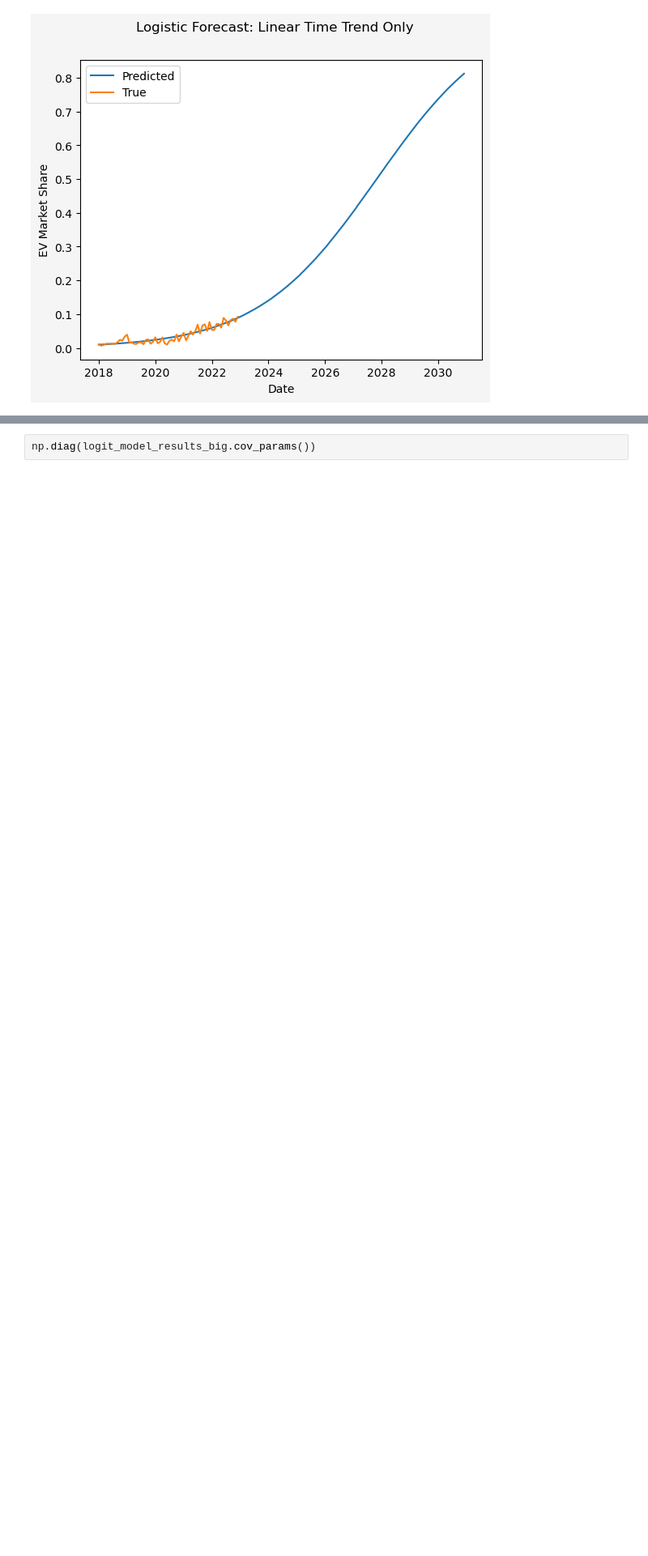
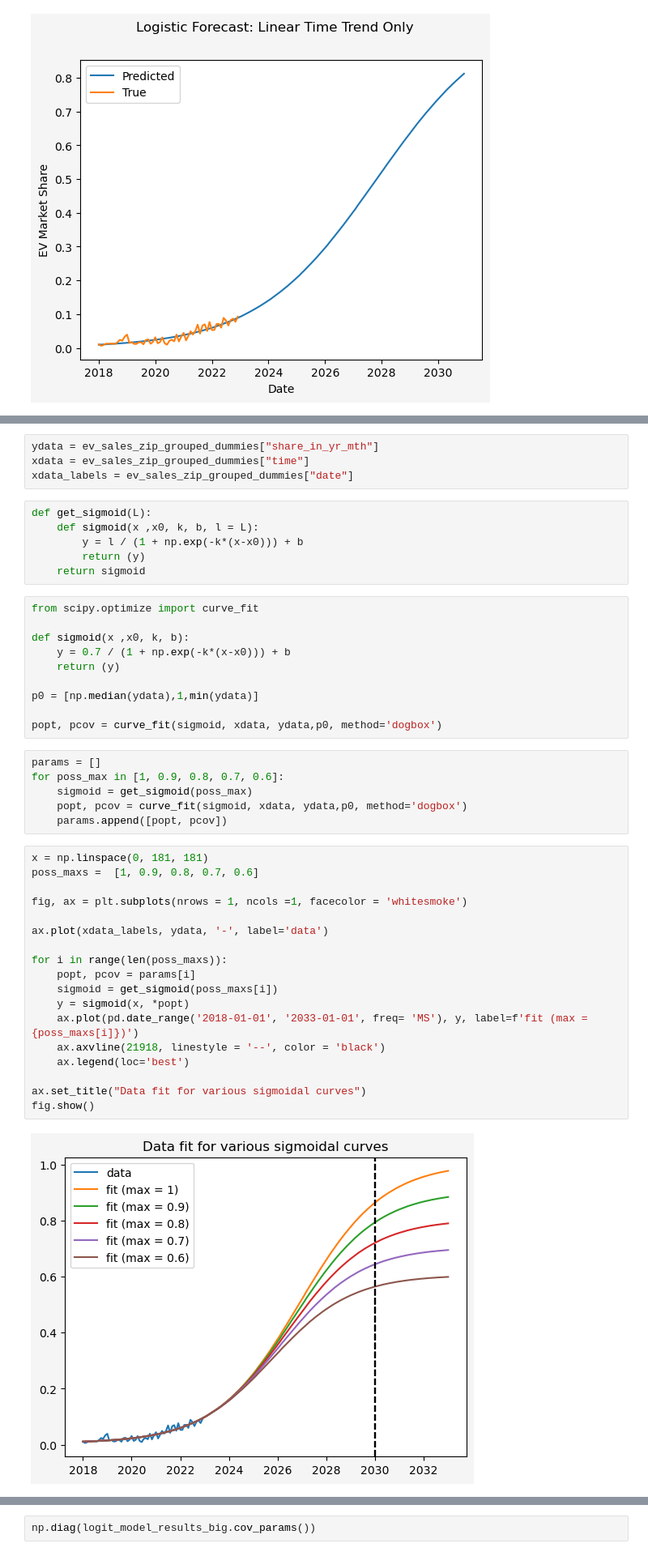
Before and after one commit to rajanoureddine/ctdot-tobin-yse, a Jupyter notebook: 4_forecasting/simple_forecast.ipynb, the cells around one changed output, grey strips where cells are left out. Shown at 81% size. Drawn from its saved outputs; the diff is of its cells as text; blank space fills up the shorter version.

```diff
--- a/4_forecasting/simple_forecast.ipynb
+++ b/4_forecasting/simple_forecast.ipynb
@@ -741,0 +728,46 @@ plot_lines([dates,ev_sales_zip_grouped_dummies["date"]] ,
+# %%
+ydata = ev_sales_zip_grouped_dummies["share_in_yr_mth"]
+xdata = ev_sales_zip_grouped_dummies["time"]
+xdata_labels = ev_sales_zip_grouped_dummies["date"]
+# %%
+def get_sigmoid(L):
+    def sigmoid(x ,x0, k, b, l = L):
+        y = l / (1 + np.exp(-k*(x-x0))) + b
+        return (y)
+    return sigmoid
+# %%
+from scipy.optimize import curve_fit
+
+def sigmoid(x ,x0, k, b):
+    y = 0.7 / (1 + np.exp(-k*(x-x0))) + b
+    return (y)
+
+p0 = [np.median(ydata),1,min(ydata)]
+
+popt, pcov = curve_fit(sigmoid, xdata, ydata,p0, method='dogbox')
+# %%
+params = []
+for poss_max in [1, 0.9, 0.8, 0.7, 0.6]:
+    sigmoid = get_sigmoid(poss_max)
+    popt, pcov = curve_fit(sigmoid, xdata, ydata,p0, method='dogbox')
+    params.append([popt, pcov])
+# %%
+x = np.linspace(0, 181, 181)
+poss_maxs =  [1, 0.9, 0.8, 0.7, 0.6]
+
+fig, ax = plt.subplots(nrows = 1, ncols =1, facecolor = 'whitesmoke')
+
+ax.plot(xdata_labels, ydata, '-', label='data')
+
+for i in range(len(poss_maxs)):
+    popt, pcov = params[i]
+    sigmoid = get_sigmoid(poss_maxs[i])
+    y = sigmoid(x, *popt)
+    ax.plot(pd.date_range('2018-01-01', '2033-01-01', freq= 'MS'), y, label=f'fit (max = {poss_maxs[i]})')
+    ax.axvline(21918, linestyle = '--', color = 'black')
+    ax.legend(loc='best')
+
+ax.set_title("Data fit for various sigmoidal curves")
+fig.show()
+# %% [output]
+[figure, added]
```
Also changed, not shown: parts of 12 cells of this notebook, 3 other files.
